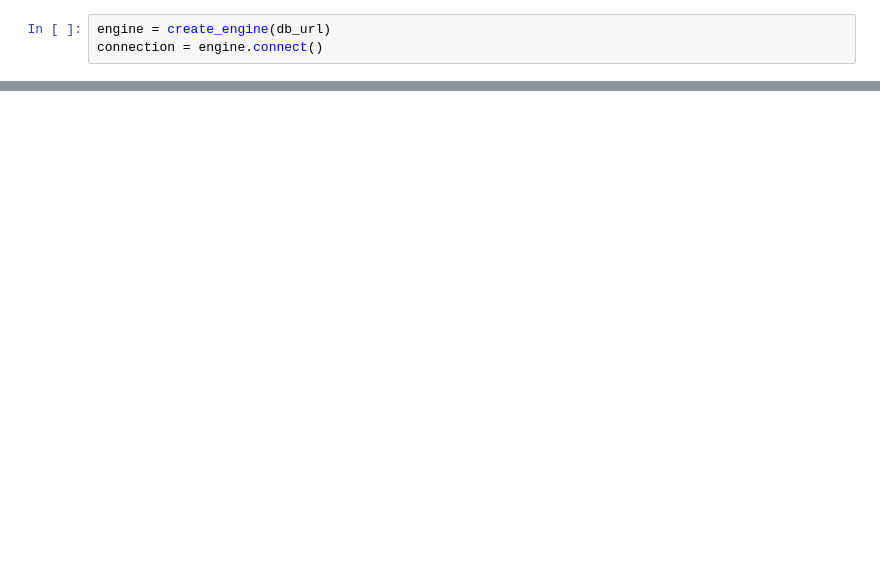
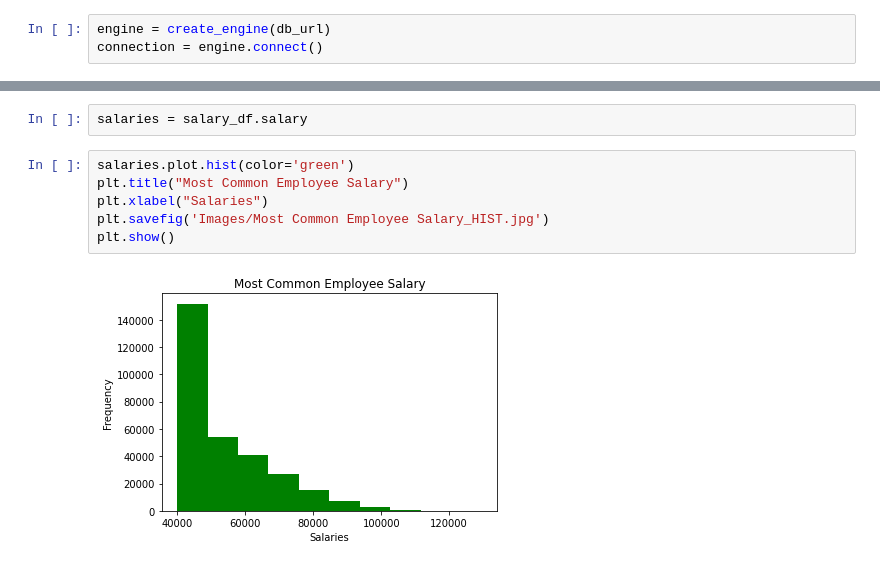
Before and after one commit to rjyobal/sql-challenge, a Jupyter notebook: EmployeeSQL/Bonus.ipynb, the cells around one changed output, grey strips where cells are left out. Cells and saved outputs as stored; diff of their text form; blank space fills up the shorter version.

```diff
--- a/EmployeeSQL/Bonus.ipynb
+++ b/EmployeeSQL/Bonus.ipynb
@@ -26,0 +33,10 @@ df
+# %%
+salaries = salary_df.salary
+# %%
+salaries.plot.hist(color='green')
+plt.title("Most Common Employee Salary")
+plt.xlabel("Salaries")
+plt.savefig('Images/Most Common Employee Salary_HIST.jpg')
+plt.show()
+# %% [output]
+[figure, added]
```
Also changed, not shown: parts of 7 cells of this notebook, 2 other files.
